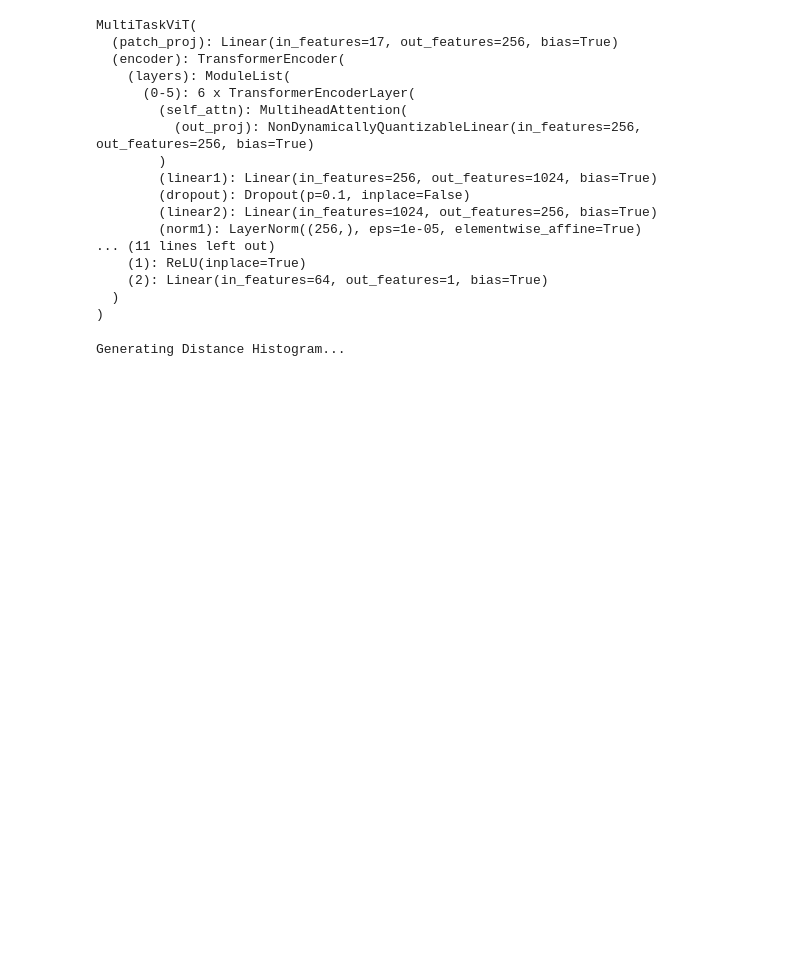
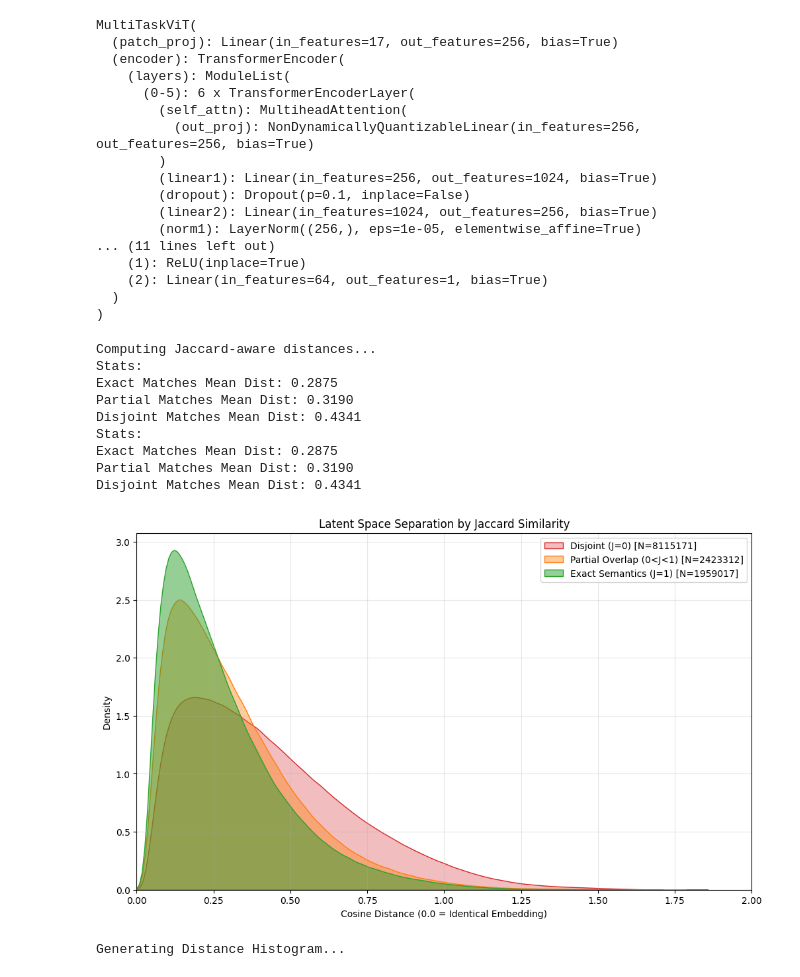
Before and after one commit to Eli-Shattuck/CSE5825_BML, a Jupyter notebook: notebooks/analysis_embedding.ipynb, the cells around one changed output. Cells and saved outputs as stored; diff of their text form; code cells hidden in the pictures; blank space fills up the shorter version.

```diff
--- a/notebooks/analysis_embedding.ipynb
+++ b/notebooks/analysis_embedding.ipynb
@@ -155,6 +155,19 @@ np.save("test_set_embeddings_vit.npy", embeddings)
 np.save("test_set_embeddings_vit_puzzle_only.npy", embeddings[test_puzzle_idx])
 np.save("test_set_embeddings_vit_puzzle_only_labels.npy", test_labels[test_puzzle_idx])
 np.save("test_set_embeddings_vit_puzzle_only_boards.npy", test_boards[test_puzzle_idx])
+# %%
+plot_jaccard_distance_distributions(embeddings[test_puzzle_idx], np.asarray(test_labels[test_puzzle_idx]))
+# %% [output]
+Computing Jaccard-aware distances...
+Stats:
+Exact Matches Mean Dist: 0.2875
+Partial Matches Mean Dist: 0.3190
+Disjoint Matches Mean Dist: 0.4341
+Stats:
+Exact Matches Mean Dist: 0.2875
+Partial Matches Mean Dist: 0.3190
+Disjoint Matches Mean Dist: 0.4341
+[figure, added]
 # %%
 plot_distance_distributions(embeddings[test_puzzle_idx], np.asarray(test_labels[test_puzzle_idx]))
 # %% [output]
```
Also changed, not shown: parts of 2 cells of this notebook, 7 other files.
